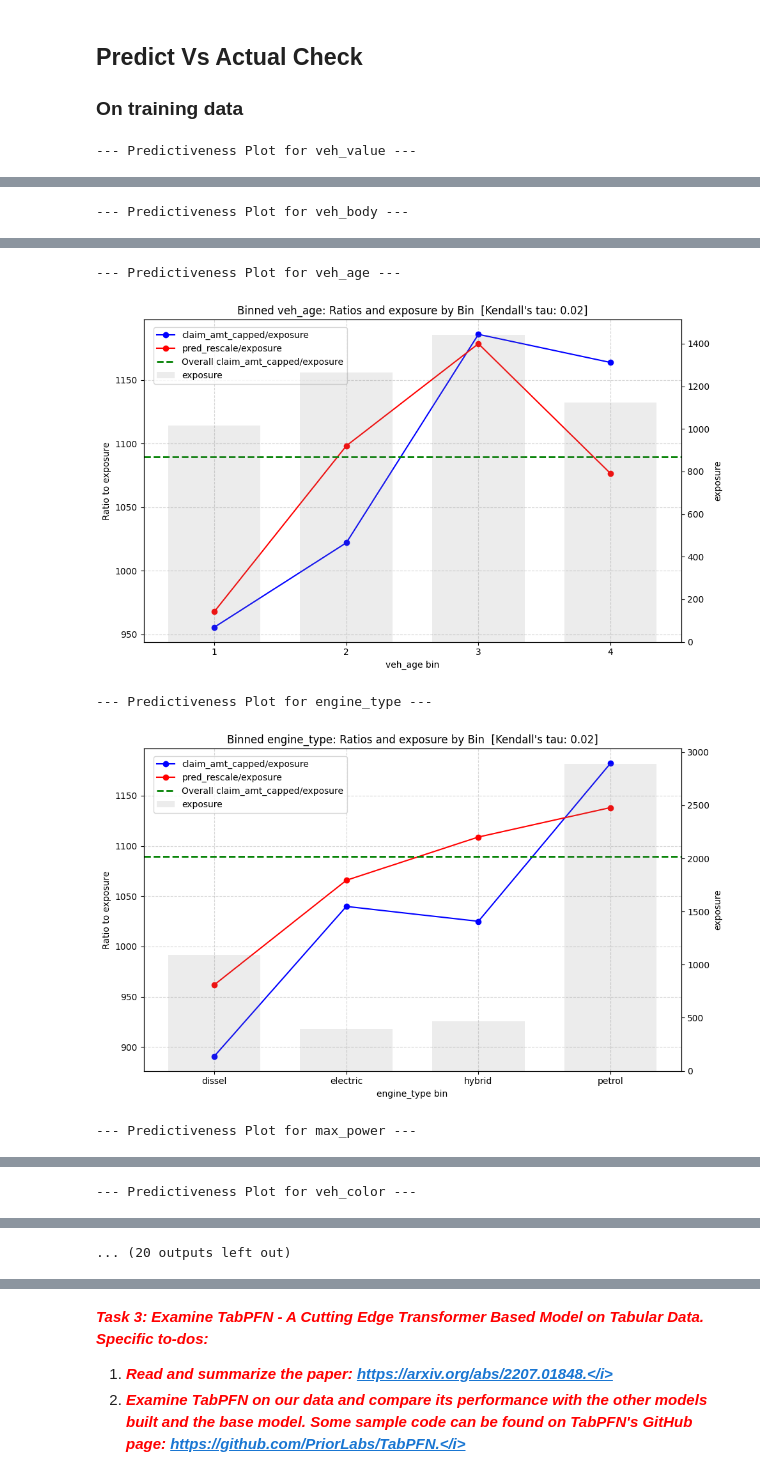
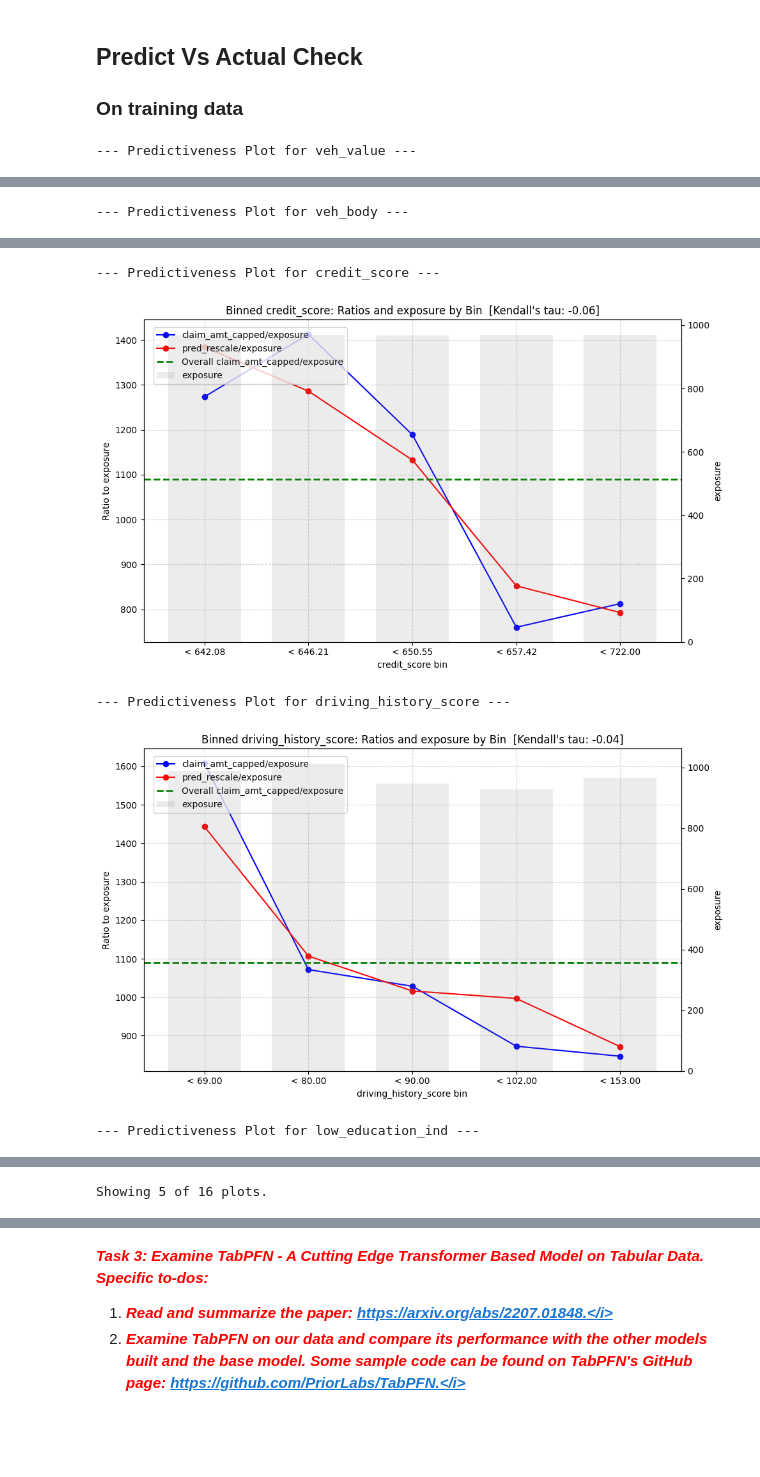
Before and after one commit to mengjin67/data_science_bootcamp_lecture_1, a Jupyter notebook: analysis_pipeline/3_model_selection.ipynb, the cells around one changed output, grey strips where cells are left out. Cells and saved outputs as stored; diff of their text form; code cells hidden in the pictures; blank space fills up the shorter version.

```diff
--- a/analysis_pipeline/3_model_selection.ipynb
+++ b/analysis_pipeline/3_model_selection.ipynb
@@ -37,6 +37,9 @@ policy_pred_lst = ['gender', 'agecat', 'e_bill' ]
 driving_behavior_pred_lst = ['area', 'time_of_week_driven', 'time_driven']
 demo_pred_lst = ['marital_status', 'low_education_ind', 'credit_score', 'driving_history_score']
 pred_lst = veh_pred_lst + policy_pred_lst + driving_behavior_pred_lst + demo_pred_lst
+
+# Predictors to plot in the notebook, in this order
+show_vars = ['veh_value', 'veh_body', 'credit_score', 'driving_history_score', 'low_education_ind']
 # pred_lst = ['engine_type', 'gender', 'credit_score', 'veh_age', 'agecat', 'area']
 
 # Split into training and validation samples
@@ -283,31 +286,31 @@ MAE: 701.97
 # %%
 from analysis_tool_chest.data_exploration import PredictivenessCheckList
 
 # Predicted vs actual by predictor (training sample)
 exp_var = 'exposure'
 var_1 = 'claim_amt_capped'
 var_2 = 'pred_rescale'
 nbins = 5
 
 # Create and run the PredictivenessCheckList
 pcl = PredictivenessCheckList(
     data=train_data,
     pred_var_lst=pred_lst,
     exp_var=exp_var,
     var_1=var_1,
     var_2=var_2,
     nbins=nbins
 )
 
 pcl.run_all()
-pcl.plot_all()
+pcl.plot_all(show_vars=show_vars)
 # %% [output]
 --- Predictiveness Plot for veh_value ---
 [figure]
 --- Predictiveness Plot for veh_body ---
 [figure]
---- Predictiveness Plot for veh_age ---
+--- Predictiveness Plot for credit_score ---
-[figure, old version]
+[figure, new version]
---- Predictiveness Plot for engine_type ---
+--- Predictiveness Plot for driving_history_score ---
-[figure, old version]
+[figure, new version]
---- Predictiveness Plot for max_power ---
+--- Predictiveness Plot for low_education_ind ---
@@ -315 +318 @@ pcl.plot_all()
---- Predictiveness Plot for veh_color ---
+Showing 5 of 16 plots.
@@ -317 +318,0 @@ pcl.plot_all()
-... (20 outputs left out)
```
Also changed, not shown: parts of 5 cells of this notebook, 4 other files.
